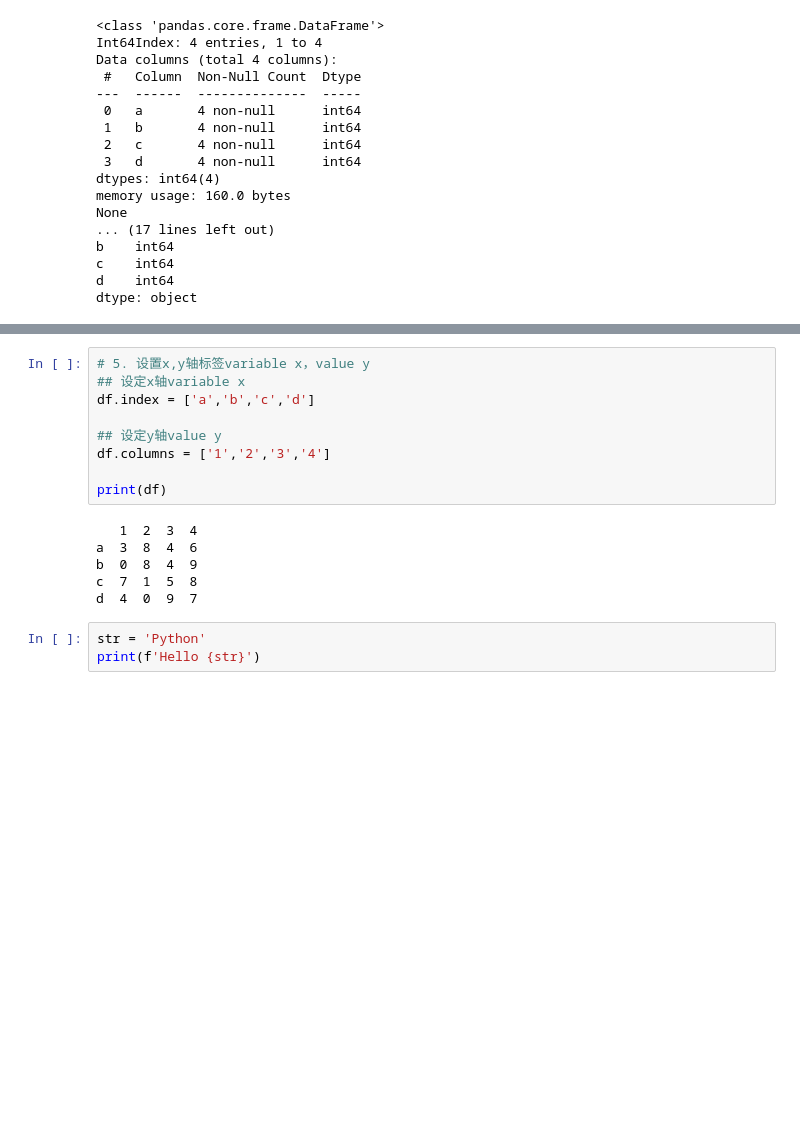
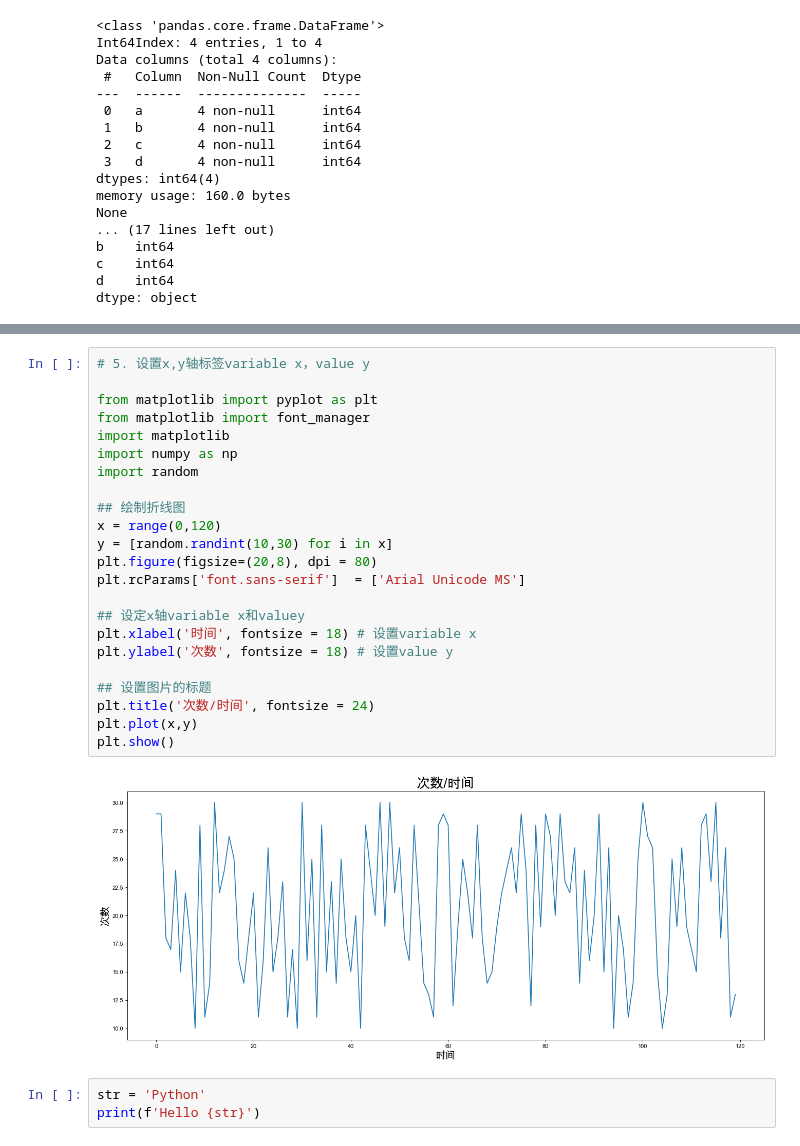
Before and after one commit to hivandu/practise, a Jupyter notebook: python/kaikeba/homework.ipynb, the cells around one changed output, grey strips where cells are left out. Drawn from its saved outputs; the diff is of its cells as text; blank space fills up the shorter version.

```diff
--- a/python/kaikeba/homework.ipynb
+++ b/python/kaikeba/homework.ipynb
@@ -79,18 +79,28 @@ print(df.head(3))
-# %%
-# 5. 设置x,y轴标签variable x，value y
-## 设定x轴variable x
-df.index = ['a','b','c','d']
-
-## 设定y轴value y
-df.columns = ['1','2','3','4']
-
-print(df)
-# %% [output]
-   1  2  3  4
-a  3  8  4  6
-b  0  8  4  9
-c  7  1  5  8
-d  4  0  9  7
+# %%
+# 5. 设置x,y轴标签variable x，value y
+
+from matplotlib import pyplot as plt
+from matplotlib import font_manager
+import matplotlib
+import numpy as np
+import random
+
+## 绘制折线图
+x = range(0,120)
+y = [random.randint(10,30) for i in x]
+plt.figure(figsize=(20,8), dpi = 80)
+plt.rcParams['font.sans-serif']  = ['Arial Unicode MS']
+
+## 设定x轴variable x和valuey
+plt.xlabel('时间', fontsize = 18) # 设置variable x
+plt.ylabel('次数', fontsize = 18) # 设置value y
+
+## 设置图片的标题
+plt.title('次数/时间', fontsize = 24)
+plt.plot(x,y)
+plt.show()
+# %% [output]
+[figure, added]
 # %%
 str = 'Python'
 print(f'Hello {str}')
```
Also changed, not shown: parts of 2 cells of this notebook, 1 other file.
